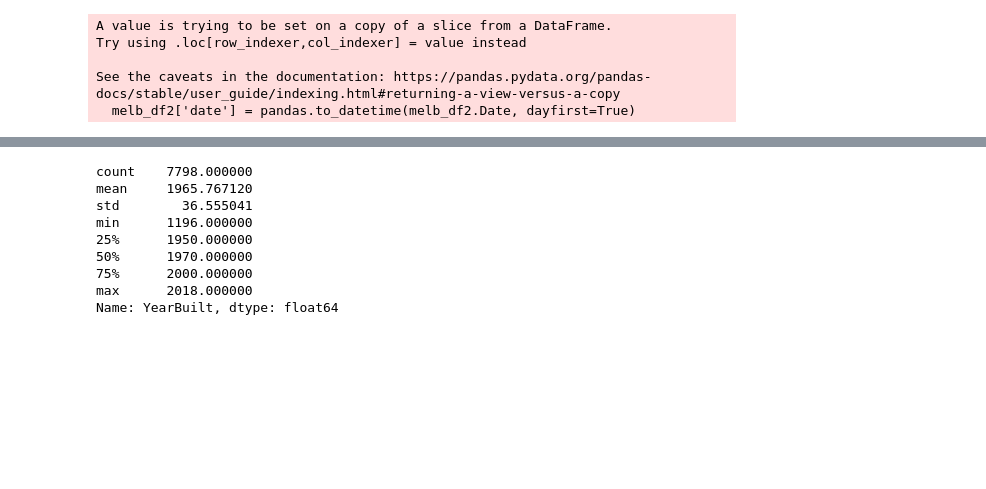
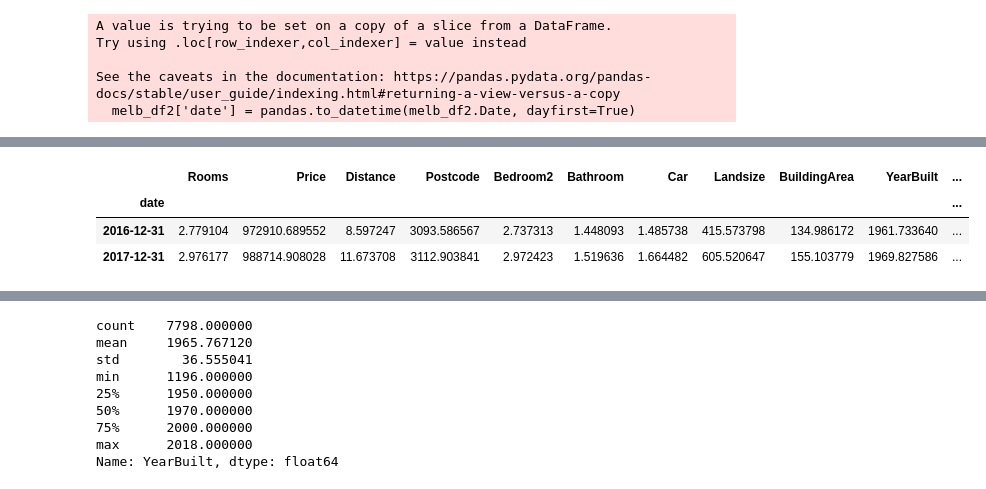
Before and after one commit to estebanarr/TP2_exploracion_curacion_datos, a Jupyter notebook: Entregable_Parte_1.ipynb, the cells around one changed output, grey strips where cells are left out. Cells and saved outputs as stored; diff of their text form; code cells hidden in the pictures; blank space fills up the shorter version.

```diff
--- a/Entregable_Parte_1.ipynb
+++ b/Entregable_Parte_1.ipynb
@@ -396 +396,8 @@ melb_df2['date_year'] = pandas.to_datetime(melb_df.date.dt.strftime('%Y'))
+# %%
+melb_df2_serie_ano
+# %% [output]
+|  | Rooms | Price | Distance | Postcode | Bedroom2 | Bathroom | Car | Landsize | BuildingArea | YearBuilt | ... |
+| date |  |  |  |  |  |  |  |  |  |  | ... |
+| 2016-12-31 | 2.779104 | 972910.689552 | 8.597247 | 3093.586567 | 2.737313 | 1.448093 | 1.485738 | 415.573798 | 134.986172 | 1961.733640 | ... |
+| 2017-12-31 | 2.976177 | 988714.908028 | 11.673708 | 3112.903841 | 2.972423 | 1.519636 | 1.664482 | 605.520647 | 155.103779 | 1969.827586 | ... |
 # %%
```
Also changed, not shown: parts of 7 cells of this notebook.
